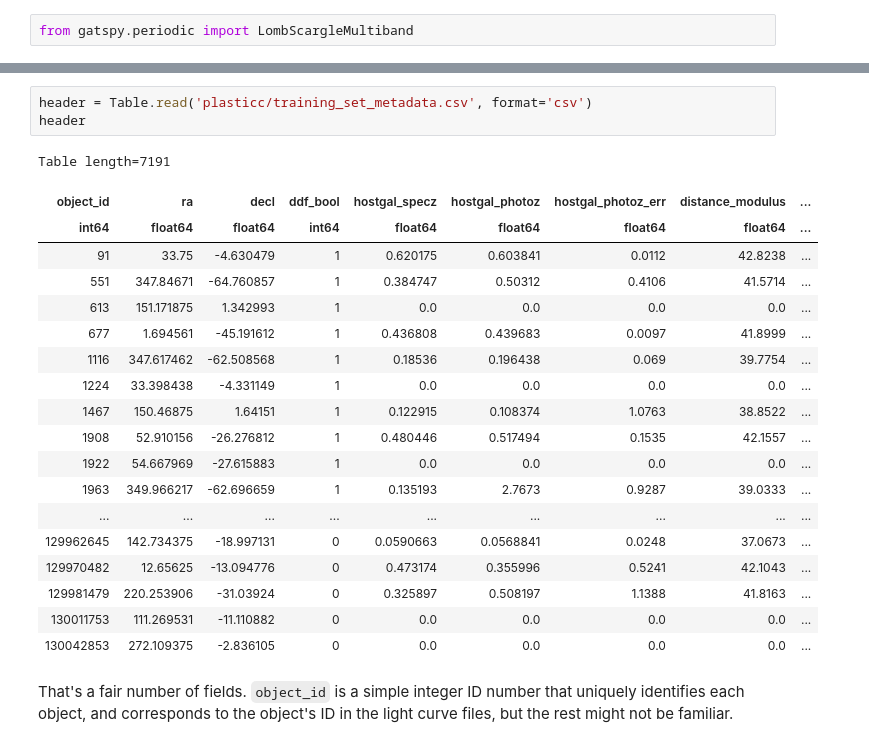
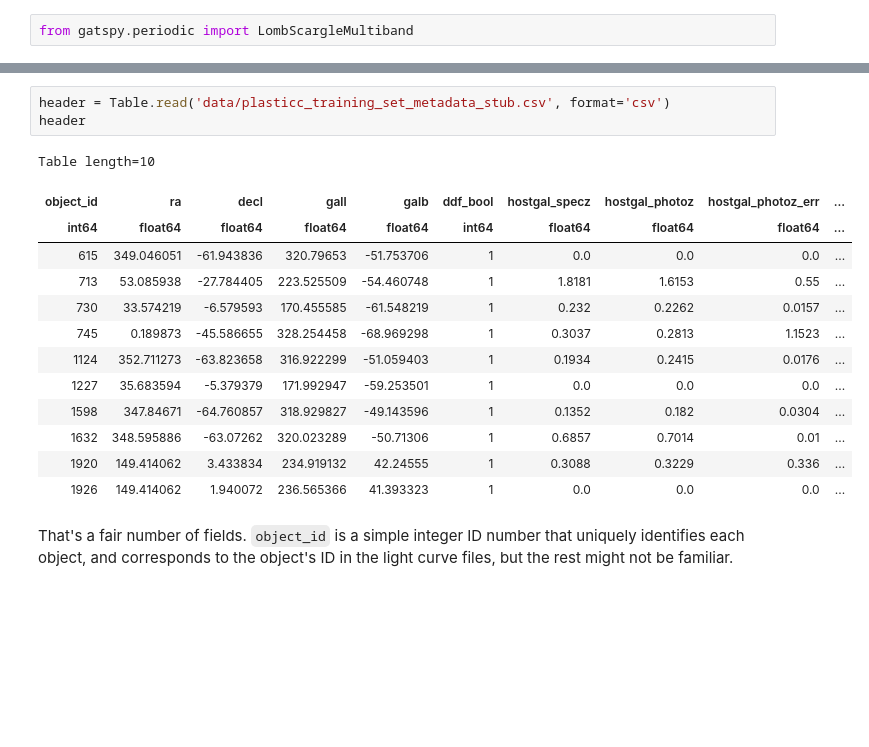
Before and after one commit to emilleishida/PLAsTiCC_Validation, a Jupyter notebook: astro_starter_kit/astro_starter_kit.ipynb, the cells around one changed output, grey strips where cells are left out. Saved outputs shown, nothing was run; the diff lists cells and outputs as text; blank space fills up the shorter version.

```diff
--- a/astro_starter_kit/astro_starter_kit.ipynb
+++ b/astro_starter_kit/astro_starter_kit.ipynb
@@ -415,25 +589,19 @@ Let's start by taking a look at the metadata table:
 # %%
-header = Table.read('plasticc/training_set_metadata.csv', format='csv')
+header = Table.read('data/plasticc_training_set_metadata_stub.csv', format='csv')
 header
 # %% [output]
-Table length=7191
+Table length=10
-| object_id | ra | decl | ddf_bool | hostgal_specz | hostgal_photoz | hostgal_photoz_err | distance_modulus | ... |
-| int64 | float64 | float64 | int64 | float64 | float64 | float64 | float64 | ... |
-| 91 | 33.75 | -4.630479 | 1 | 0.620175 | 0.603841 | 0.0112 | 42.8238 | ... |
-| 551 | 347.84671 | -64.760857 | 1 | 0.384747 | 0.50312 | 0.4106 | 41.5714 | ... |
-| 613 | 151.171875 | 1.342993 | 1 | 0.0 | 0.0 | 0.0 | 0.0 | ... |
-| 677 | 1.694561 | -45.191612 | 1 | 0.436808 | 0.439683 | 0.0097 | 41.8999 | ... |
-| 1116 | 347.617462 | -62.508568 | 1 | 0.18536 | 0.196438 | 0.069 | 39.7754 | ... |
-| 1224 | 33.398438 | -4.331149 | 1 | 0.0 | 0.0 | 0.0 | 0.0 | ... |
-| 1467 | 150.46875 | 1.64151 | 1 | 0.122915 | 0.108374 | 1.0763 | 38.8522 | ... |
-| 1908 | 52.910156 | -26.276812 | 1 | 0.480446 | 0.517494 | 0.1535 | 42.1557 | ... |
-| 1922 | 54.667969 | -27.615883 | 1 | 0.0 | 0.0 | 0.0 | 0.0 | ... |
-| 1963 | 349.966217 | -62.696659 | 1 | 0.135193 | 2.7673 | 0.9287 | 39.0333 | ... |
-| ... | ... | ... | ... | ... | ... | ... | ... | ... |
-| 129962645 | 142.734375 | -18.997131 | 0 | 0.0590663 | 0.0568841 | 0.0248 | 37.0673 | ... |
-| 129970482 | 12.65625 | -13.094776 | 0 | 0.473174 | 0.355996 | 0.5241 | 42.1043 | ... |
-| 129981479 | 220.253906 | -31.03924 | 0 | 0.325897 | 0.508197 | 1.1388 | 41.8163 | ... |
-| 130011753 | 111.269531 | -11.110882 | 0 | 0.0 | 0.0 | 0.0 | 0.0 | ... |
-| 130042853 | 272.109375 | -2.836105 | 0 | 0.0 | 0.0 | 0.0 | 0.0 | ... |
+| object_id | ra | decl | gall | galb | ddf_bool | hostgal_specz | hostgal_photoz | hostgal_photoz_err | ... |
+| int64 | float64 | float64 | float64 | float64 | int64 | float64 | float64 | float64 | ... |
+| 615 | 349.046051 | -61.943836 | 320.79653 | -51.753706 | 1 | 0.0 | 0.0 | 0.0 | ... |
+| 713 | 53.085938 | -27.784405 | 223.525509 | -54.460748 | 1 | 1.8181 | 1.6153 | 0.55 | ... |
+| 730 | 33.574219 | -6.579593 | 170.455585 | -61.548219 | 1 | 0.232 | 0.2262 | 0.0157 | ... |
+| 745 | 0.189873 | -45.586655 | 328.254458 | -68.969298 | 1 | 0.3037 | 0.2813 | 1.1523 | ... |
+| 1124 | 352.711273 | -63.823658 | 316.922299 | -51.059403 | 1 | 0.1934 | 0.2415 | 0.0176 | ... |
+| 1227 | 35.683594 | -5.379379 | 171.992947 | -59.253501 | 1 | 0.0 | 0.0 | 0.0 | ... |
+| 1598 | 347.84671 | -64.760857 | 318.929827 | -49.143596 | 1 | 0.1352 | 0.182 | 0.0304 | ... |
+| 1632 | 348.595886 | -63.07262 | 320.023289 | -50.71306 | 1 | 0.6857 | 0.7014 | 0.01 | ... |
+| 1920 | 149.414062 | 3.433834 | 234.919132 | 42.24555 | 1 | 0.3088 | 0.3229 | 0.336 | ... |
+| 1926 | 149.414062 | 1.940072 | 236.565366 | 41.393323 | 1 | 0.0 | 0.0 | 0.0 | ... |
 # %% [markdown]
 That's a fair number of fields. `object_id` is a simple integer ID number that uniquely identifies each object, and corresponds to the object's ID in the light curve files, but the rest might not be familiar.
```
Also changed, not shown: parts of 236 cells of this notebook, 5 other files.
